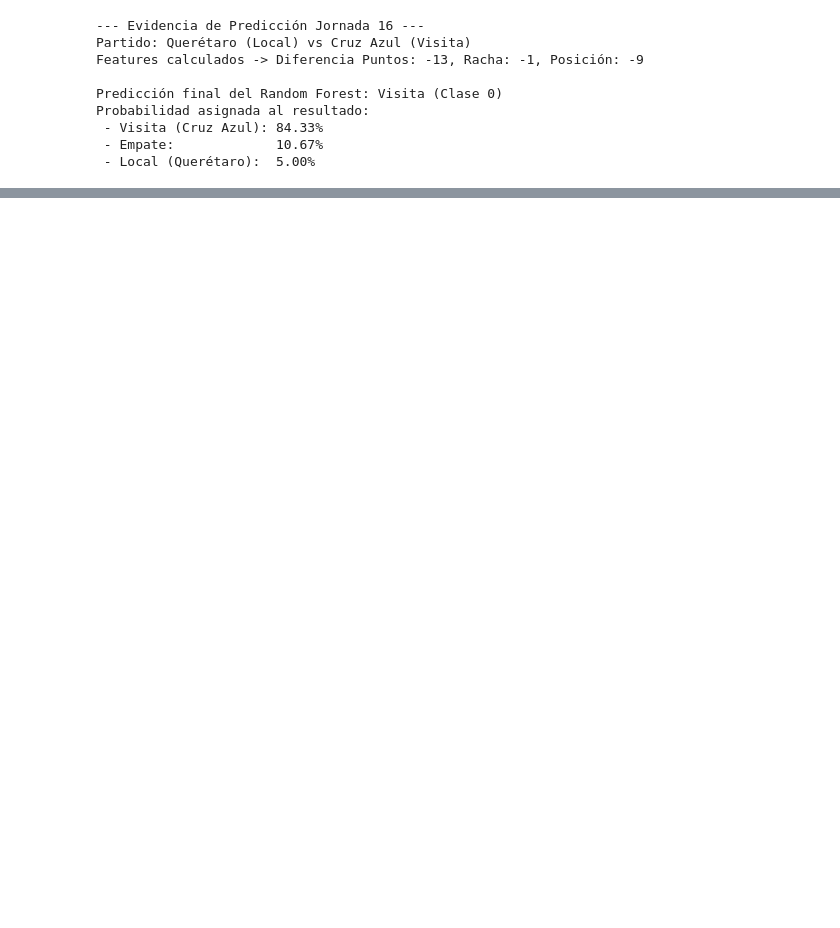
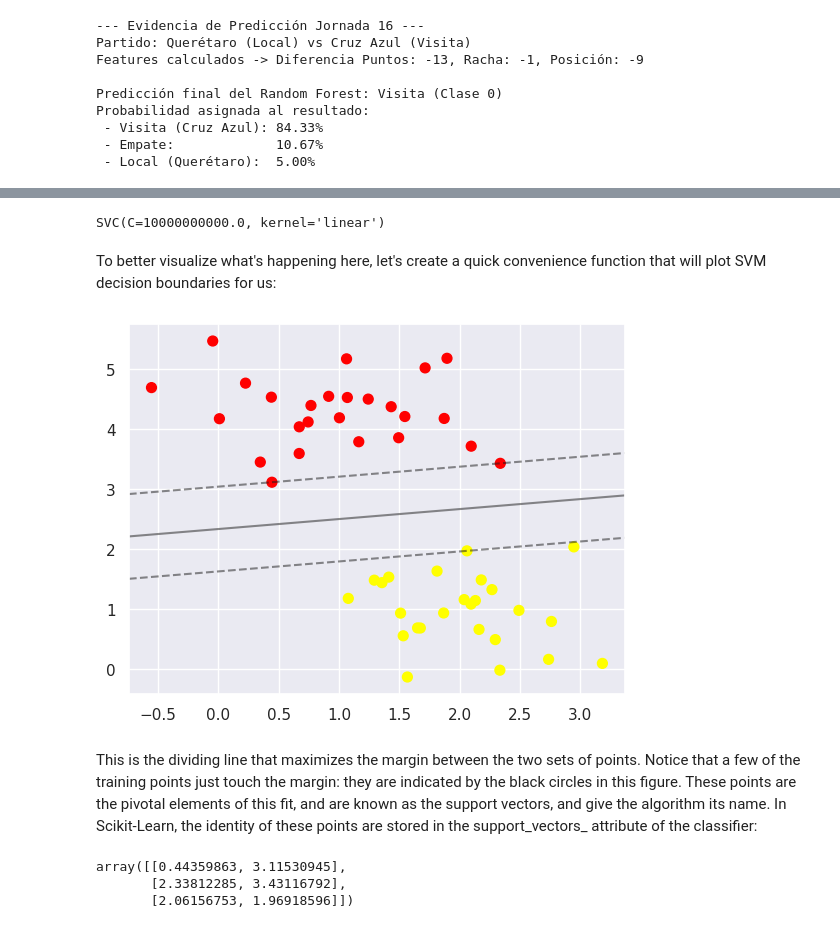
Before and after one commit to TheCodeTester860/AntonioCabrera, a Jupyter notebook: Mineria_De_Datos.ipynb, the cells around one changed output, grey strips where cells are left out. Saved outputs shown, nothing was run; the diff lists cells and outputs as text; code cells hidden in the pictures; blank space fills up the shorter version.

```diff
--- a/Mineria_De_Datos.ipynb
+++ b/Mineria_De_Datos.ipynb
@@ -2929,0 +3376,48 @@ Probabilidad asignada al resultado:
+# %%
+from sklearn.svm import SVC # "Support vector classifier"
+model = SVC(kernel='linear', C=1E10)
+model.fit(X, y)
+# %% [output]
+SVC(C=10000000000.0, kernel='linear')
+# %% [markdown]
+To better visualize what's happening here, let's create a quick convenience function that will plot SVM decision boundaries for us:
+# %%
+def plot_svc_decision_function(model, ax=None, plot_support=True):
+    """Plot the decision function for a 2D SVC"""
+    if ax is None:
+        ax = plt.gca()
+    xlim = ax.get_xlim()
+    ylim = ax.get_ylim()
+
+    # create grid to evaluate model
+    x = np.linspace(xlim[0], xlim[1], 30)
+    y = np.linspace(ylim[0], ylim[1], 30)
+    Y, X = np.meshgrid(y, x)
+    xy = np.vstack([X.ravel(), Y.ravel()]).T
+    P = model.decision_function(xy).reshape(X.shape)
+
+    # plot decision boundary and margins
+    ax.contour(X, Y, P, colors='k',
+               levels=[-1, 0, 1], alpha=0.5,
+               linestyles=['--', '-', '--'])
+
+    # plot support vectors
+    if plot_support:
+        ax.scatter(model.support_vectors_[:, 0],
+                   model.support_vectors_[:, 1],
+                   s=300, linewidth=1, facecolors='none');
+    ax.set_xlim(xlim)
+    ax.set_ylim(ylim)
+# %%
+plt.scatter(X[:, 0], X[:, 1], c=y, s=50, cmap='autumn')
+plot_svc_decision_function(model);
+# %% [output]
+[figure, added]
+# %% [markdown]
+This is the dividing line that maximizes the margin between the two sets of points. Notice that a few of the training points just touch the margin: they are indicated by the black circles in this figure. These points are the pivotal elements of this fit, and are known as the support vectors, and give the algorithm its name. In Scikit-Learn, the identity of these points are stored in the support_vectors_ attribute of the classifier:
+# %%
+model.support_vectors_
+# %% [output]
+array([[0.44359863, 3.11530945],
+       [2.33812285, 3.43116792],
+       [2.06156753, 1.96918596]])
```
Also changed, not shown: parts of 47 cells of this notebook.
